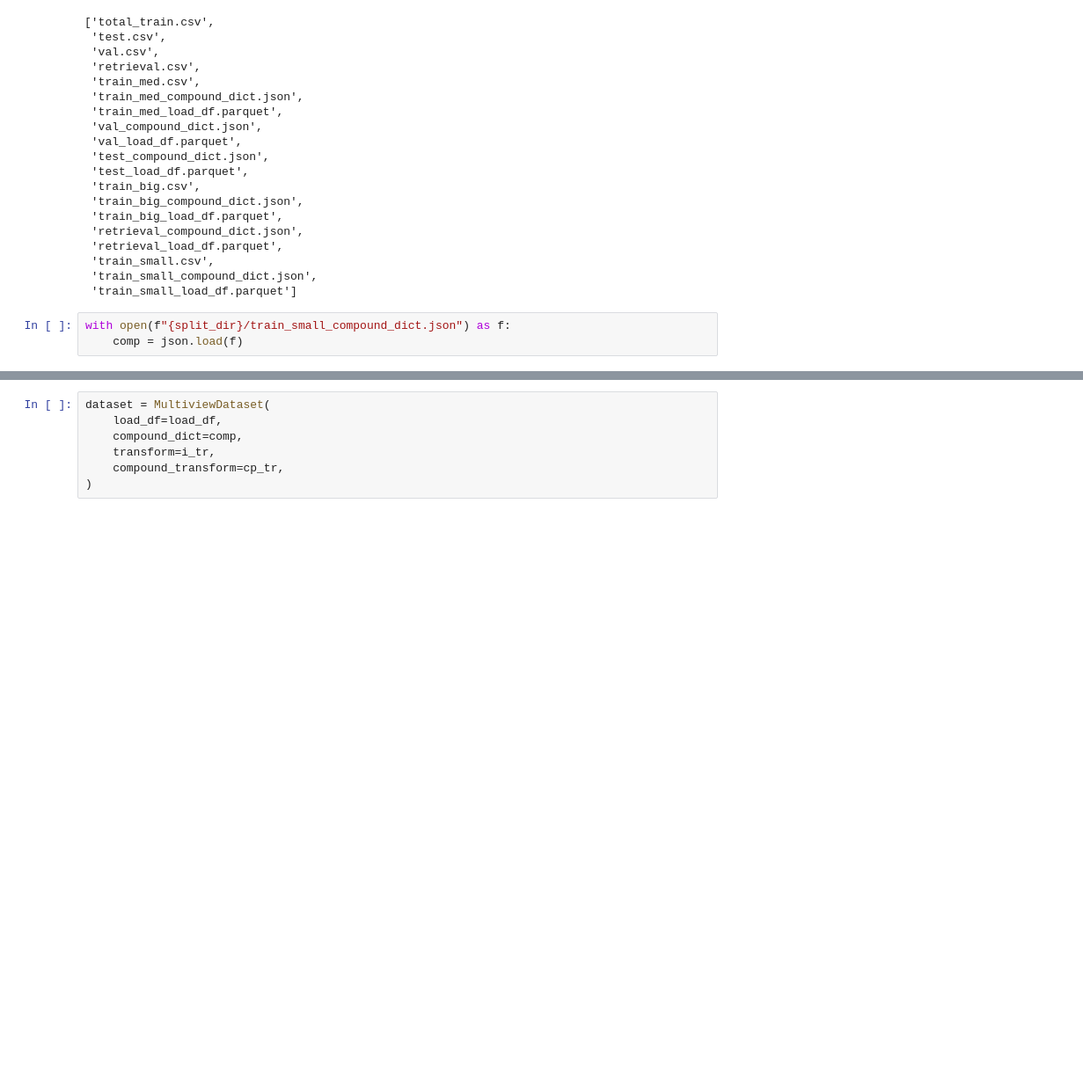
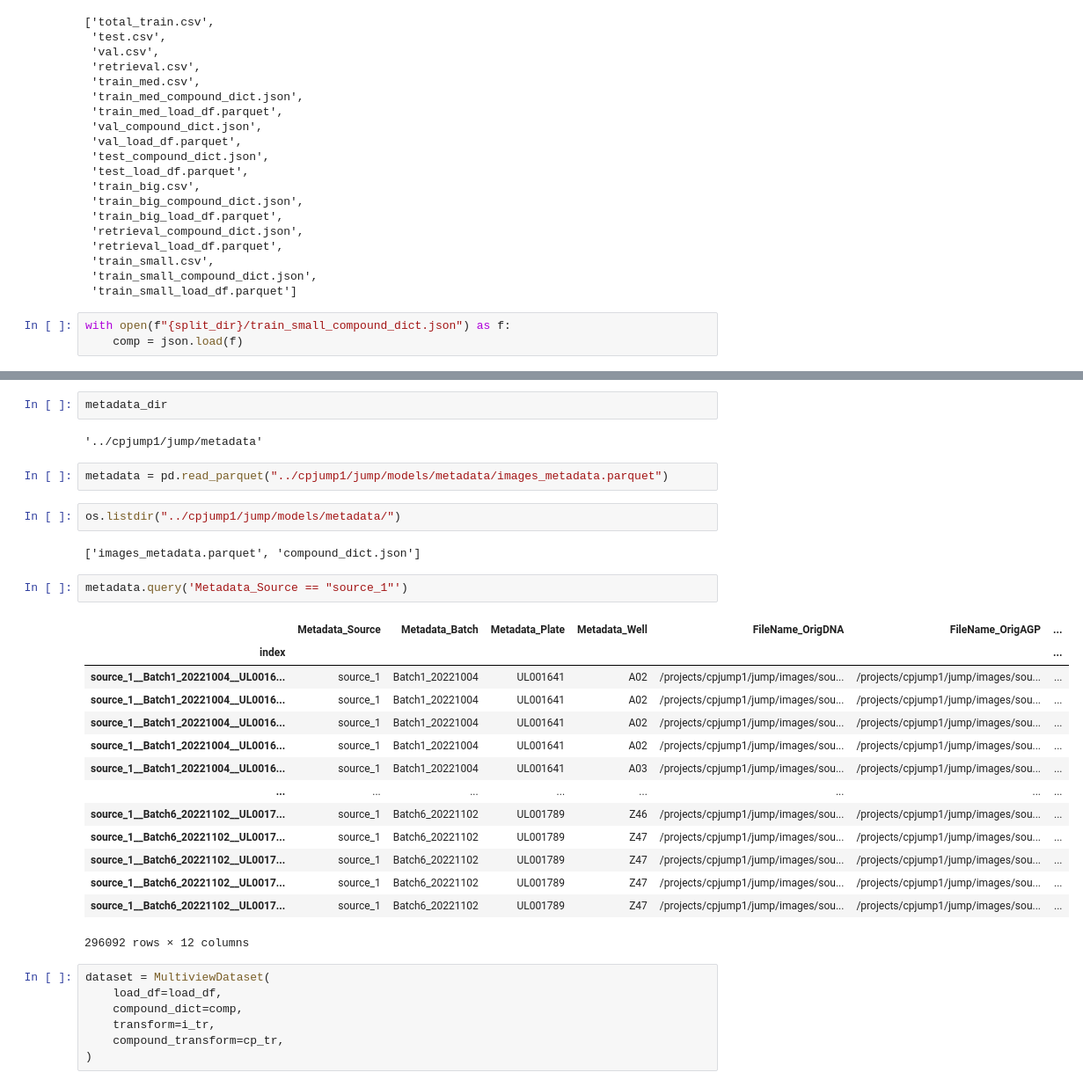
Before and after one commit to gwatkinson/jump_models, a Jupyter notebook: notebooks/4.1-gw-multiview-dataset.ipynb, the cells around one changed output, grey strips where cells are left out. Shown: that part at 88% size. Drawn from its saved outputs; the diff is of its cells as text; blank space fills up the shorter version.

```diff
--- a/notebooks/4.1-gw-multiview-dataset.ipynb
+++ b/notebooks/4.1-gw-multiview-dataset.ipynb
@@ -161,3 +162,30 @@ load_df
+# %%
+metadata_dir
+# %% [output]
+'../cpjump1/jump/metadata'
+# %%
+metadata = pd.read_parquet("../cpjump1/jump/models/metadata/images_metadata.parquet")
+# %%
+os.listdir("../cpjump1/jump/models/metadata/")
+# %% [output]
+['images_metadata.parquet', 'compound_dict.json']
+# %%
+metadata.query('Metadata_Source == "source_1"')
+# %% [output]
+|  | Metadata_Source | Metadata_Batch | Metadata_Plate | Metadata_Well | FileName_OrigDNA | FileName_OrigAGP | ... |
+| index |  |  |  |  |  |  | ... |
+| source_1__Batch1_20221004__UL0016... | source_1 | Batch1_20221004 | UL001641 | A02 | /projects/cpjump1/jump/images/sou... | /projects/cpjump1/jump/images/sou... | ... |
+| source_1__Batch1_20221004__UL0016... | source_1 | Batch1_20221004 | UL001641 | A02 | /projects/cpjump1/jump/images/sou... | /projects/cpjump1/jump/images/sou... | ... |
+| source_1__Batch1_20221004__UL0016... | source_1 | Batch1_20221004 | UL001641 | A02 | /projects/cpjump1/jump/images/sou... | /projects/cpjump1/jump/images/sou... | ... |
+| source_1__Batch1_20221004__UL0016... | source_1 | Batch1_20221004 | UL001641 | A02 | /projects/cpjump1/jump/images/sou... | /projects/cpjump1/jump/images/sou... | ... |
+| source_1__Batch1_20221004__UL0016... | source_1 | Batch1_20221004 | UL001641 | A03 | /projects/cpjump1/jump/images/sou... | /projects/cpjump1/jump/images/sou... | ... |
+| ... | ... | ... | ... | ... | ... | ... | ... |
+| source_1__Batch6_20221102__UL0017... | source_1 | Batch6_20221102 | UL001789 | Z46 | /projects/cpjump1/jump/images/sou... | /projects/cpjump1/jump/images/sou... | ... |
+| source_1__Batch6_20221102__UL0017... | source_1 | Batch6_20221102 | UL001789 | Z47 | /projects/cpjump1/jump/images/sou... | /projects/cpjump1/jump/images/sou... | ... |
+| source_1__Batch6_20221102__UL0017... | source_1 | Batch6_20221102 | UL001789 | Z47 | /projects/cpjump1/jump/images/sou... | /projects/cpjump1/jump/images/sou... | ... |
+| source_1__Batch6_20221102__UL0017... | source_1 | Batch6_20221102 | UL001789 | Z47 | /projects/cpjump1/jump/images/sou... | /projects/cpjump1/jump/images/sou... | ... |
+| source_1__Batch6_20221102__UL0017... | source_1 | Batch6_20221102 | UL001789 | Z47 | /projects/cpjump1/jump/images/sou... | /projects/cpjump1/jump/images/sou... | ... |
+296092 rows × 12 columns
 # %%
 dataset = MultiviewDataset(
     load_df=load_df,
```
Also changed, not shown: parts of 5 cells of this notebook, 9 other files.
